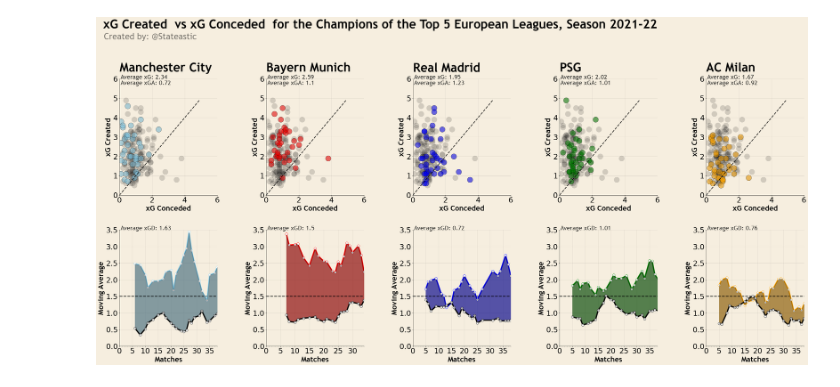
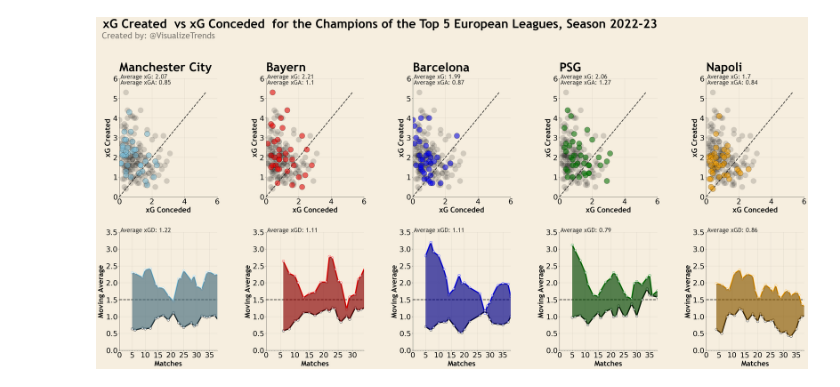
Before and after one commit to probablyvivek/Football, a Jupyter notebook: scatterplots.ipynb, the cells around one changed output. Saved outputs shown, nothing was run; the diff lists cells and outputs as text; code cells hidden in the pictures.

```diff
--- a/scatterplots.ipynb
+++ b/scatterplots.ipynb
@@ -29,7 +27,7 @@ def get_data (url, table_name):
     return df
 # %%
 #Function to get data
-urls = ['https://fbref.com/en/squads/b8fd03ef/Manchester-City-Stats', 'https://fbref.com/en/squads/dc56fe14/Milan-Stats', 'https://fbref.com/en/squads/054efa67/Bayern-Munich-Stats', 'https://fbref.com/en/squads/e2d8892c/Paris-Saint-Germain-Stats', 'https://fbref.com/en/squads/53a2f082/Real-Madrid-Stats']
+urls = ['https://fbref.com/en/squads/b8fd03ef/Manchester-City-Stats', 'https://fbref.com/en/squads/d48ad4ff/Napoli-Stats', 'https://fbref.com/en/squads/054efa67/Bayern-Munich-Stats', 'https://fbref.com/en/squads/e2d8892c/Paris-Saint-Germain-Stats', 'https://fbref.com/en/squads/206d90db/Barcelona-Stats']
 #use for loop to get data from urls
 dfs = []
 for url in urls:
@@ -181,7 +159,7 @@ ax2.scatter(df[df['Team'] == 'Bayern-Munich']['xGA'], df[df['Team'] == 'Bayern-M
 ax2.scatter(xGA_all, xG_all, color='black', alpha=0.15, s=500, edgecolor = 'grey', zorder = 1)
 ax2.annotate('Average xG: ' + str(round(df[df['Team'] == 'Bayern-Munich']['xG'].mean(), 2)), xy=(0.01, 1), xycoords='axes fraction', fontsize=25, fontname='Trebuchet MS', color='black', zorder = 3, alpha=0.8)
 ax2.annotate('Average xGA: ' + str(round(df[df['Team'] == 'Bayern-Munich']['xGA'].mean(), 2)), xy=(0.01, 0.95), xycoords='axes fraction', fontsize=25,  fontname='Trebuchet MS', color='black', zorder = 3, alpha=0.8)
-ax2.set_title('Bayern Munich', fontsize=50, fontweight='bold', fontname='Trebuchet MS', loc='left', y = 1.05)
+ax2.set_title('Bayern', fontsize=50, fontweight='bold', fontname='Trebuchet MS', loc='left', y = 1.05)
 
 ax7.plot(df[df['Team'] == 'Bayern-Munich']['xG'].rolling(window=5).mean(), color='red', linewidth=5, zorder = 2, mfc = 'white', marker = 'o', markersize = 10)
 ax7.plot(df[df['Team'] == 'Bayern-Munich']['xGA'].rolling(window=5).mean(), color='black', linewidth=5, zorder = 2, mfc = 'white', marker = 'o', markersize = 10)
@@ -194,57 +172,57 @@ ax7.annotate('Average xGD: ' + str(round(df[df['Team'] == 'Bayern-Munich']['xGD'
 
 
 #Team 3
-ax3.scatter(df[df['Team'] == 'Real-Madrid']['xGA'], df[df['Team'] == 'Real-Madrid']['xG'], color='blue', alpha=0.5, s=500, edgecolor = 'black', zorder = 2)
+ax3.scatter(df[df['Team'] == 'Barcelona']['xGA'], df[df['Team'] == 'Barcelona']['xG'], color='blue', alpha=0.5, s=500, edgecolor = 'black', zorder = 2)
 ax3.scatter(xGA_all, xG_all, color='black', alpha=0.15, s=500, edgecolor = 'grey', zorder = 1)
-ax3.annotate('Average xG: ' + str(round(df[df['Team'] == 'Real-Madrid']['xG'].mean(), 2)), xy=(0.01, 1), xycoords='axes fraction', fontsize=25, fontname='Trebuchet MS', color='black', zorder = 3, alpha=0.8)
-ax3.annotate('Average xGA: ' + str(round(df[df['Team'] == 'Real-Madrid']['xGA'].mean(), 2)), xy=(0.01, 0.95), xycoords='axes fraction', fontsize=25,  fontname='Trebuchet MS', color='black', zorder = 3, alpha=0.8)
-ax3.set_title('Real Madrid', fontsize=50, fontweight='bold', fontname='Trebuchet MS', loc='left', y = 1.05)
+ax3.annotate('Average xG: ' + str(round(df[df['Team'] == 'Barcelona']['xG'].mean(), 2)), xy=(0.01, 1), xycoords='axes fraction', fontsize=25, fontname='Trebuchet MS', color='black', zorder = 3, alpha=0.8)
+ax3.annotate('Average xGA: ' + str(round(df[df['Team'] == 'Barcelona']['xGA'].mean(), 2)), xy=(0.01, 0.95), xycoords='axes fraction', fontsize=25,  fontname='Trebuchet MS', color='black', zorder = 3, alpha=0.8)
+ax3.set_title('Barcelona', fontsize=50, fontweight='bold', fontname='Trebuchet MS', loc='left', y = 1.05)
 
-ax8.plot(df[df['Team'] == 'Real-Madrid']['xG'].rolling(window=5).mean(), color='blue', linewidth=5, zorder = 2, mfc = 'white', marker = 'o', markersize = 10)
-ax8.plot(df[df['Team'] == 'Real-Madrid']['xGA'].rolling(window=5).mean(), color='black', linewidth=5, zorder = 2, mfc = 'white', marker = 'o', markersize = 10)
-ax8.fill_between(df[df['Team'] == 'Real-Madrid']['xG'].rolling(window=5).mean().index, df[df['Team'] == 'Real-Madrid']['xG'].rolling(window=5).mean(), df[df['Team'] == 'Real-Madrid']['xGA'].rolling(window=5).mean(), color='blue', alpha=0.5, zorder = 2)
-ax8.fill_between(df[df['Team'] == 'Real-Madrid']['xG'].rolling(window=5).mean().index, df[df['Team'] == 'Real-Madrid']['xGA'].rolling(window=5).mean(), df[df['Team'] == 'Real-Madrid']['xG'].rolling(window=5).mean(), color='black', alpha=0.3, zorder = 3)
-ax8.annotate('Average xGD: ' + str(round(df[df['Team'] == 'Real-Madrid']['xGD'].mean(), 2)), xy=(0.01, 1), xycoords='axes fraction', fontsize=25, fontname='Trebuchet MS', color='black', zorder = 3, alpha=0.8)
+ax8.plot(df[df['Team'] == 'Barcelona']['xG'].rolling(window=5).mean(), color='blue', linewidth=5, zorder = 2, mfc = 'white', marker = 'o', markersize = 10)
+ax8.plot(df[df['Team'] == 'Barcelona']['xGA'].rolling(window=5).mean(), color='black', linewidth=5, zorder = 2, mfc = 'white', marker = 'o', markersize = 10)
+ax8.fill_between(df[df['Team'] == 'Barcelona']['xG'].rolling(window=5).mean().index, df[df['Team'] == 'Barcelona']['xG'].rolling(window=5).mean(), df[df['Team'] == 'Barcelona']['xGA'].rolling(window=5).mean(), color='blue', alpha=0.5, zorder = 2)
+ax8.fill_between(df[df['Team'] == 'Barcelona']['xG'].rolling(window=5).mean().index, df[df['Team'] == 'Barcelona']['xGA'].rolling(window=5).mean(), df[df['Team'] == 'Barcelona']['xG'].rolling(window=5).mean(), color='black', alpha=0.3, zorder = 3)
+ax8.annotate('Average xGD: ' + str(round(df[df['Team'] == 'Barcelona']['xGD'].mean(), 2)), xy=(0.01, 1), xycoords='axes fraction', fontsize=25, fontname='Trebuchet MS', color='black', zorder = 3, alpha=0.8)
 
 
 #Team 4
 ax4.scatter(df[df['Team'] == 'Paris-Saint-Germain']['xGA'], df[df['Team'] == 'Paris-Saint-Germain']['xG'], color='green', alpha=0.5, s=500, edgecolor = 'black', zorder = 2)
 ax4.scatter(xGA_all, xG_all, color='black', alpha=0.15, s=500, edgecolor = 'grey', zorder = 1)
 ax4.annotate('Average xG: ' + str(round(df[df['Team'] == 'Paris-Saint-Germain']['xG'].mean(), 2)), xy=(0.01, 1), xycoords='axes fraction', fontsize=25, fontname='Trebuchet MS', color='black', zorder = 3, alpha=0.8)
 ax4.annotate('Average xGA: ' + str(round(df[df['Team'] == 'Paris-Saint-Germain']['xGA'].mean(), 2)), xy=(0.01, 0.95), xycoords='axes fraction', fontsize=25,  fontname='Trebuchet MS', color='black', zorder = 3, alpha=0.8)
 ax4.set_title('PSG', fontsize=50, fontweight='bold', fontname='Trebuchet MS', loc='left', y = 1.05)
 
 ax9.plot(df[df['Team'] == 'Paris-Saint-Germain']['xG'].rolling(window=5).mean(), color='green', linewidth=5, zorder = 2, mfc = 'white', marker = 'o', markersize = 10)
 ax9.plot(df[df['Team'] == 'Paris-Saint-Germain']['xGA'].rolling(window=5).mean(), color='black', linewidth=5, zorder = 2, mfc = 'white', marker = 'o', markersize = 10)
 ax9.fill_between(df[df['Team'] == 'Paris-Saint-Germain']['xG'].rolling(window=5).mean().index, df[df['Team'] == 'Paris-Saint-Germain']['xG'].rolling(window=5).mean(), df[df['Team'] == 'Paris-Saint-Germain']['xGA'].rolling(window=5).mean(), color='green', alpha=0.5, zorder = 2)
 ax9.fill_between(df[df['Team'] == 'Paris-Saint-Germain']['xG'].rolling(window=5).mean().index, df[df['Team'] == 'Paris-Saint-Germain']['xGA'].rolling(window=5).mean(), df[df['Team'] == 'Paris-Saint-Germain']['xG'].rolling(window=5).mean(), color='black', alpha=0.3, zorder = 3)
 ax9.annotate('Average xGD: ' + str(round(df[df['Team'] == 'Paris-Saint-Germain']['xGD'].mean(), 2)), xy=(0.01, 1), xycoords='axes fraction', fontsize=25, fontname='Trebuchet MS', color='black', zorder = 3, alpha=0.8)
 
 
 
 #Team 5
-ax5.scatter(df[df['Team'] == 'Milan']['xGA'], df[df['Team'] == 'Milan']['xG'], color='orange', alpha=0.5, s=500, edgecolor = 'black', zorder = 2)
+ax5.scatter(df[df['Team'] == 'Napoli']['xGA'], df[df['Team'] == 'Napoli']['xG'], color='orange', alpha=0.5, s=500, edgecolor = 'black', zorder = 2)
 ax5.scatter(xGA_all, xG_all, color='black', alpha=0.15, s=500, edgecolor = 'grey', zorder = 1)
-ax5.annotate('Average xG: ' + str(round(df[df['Team'] == 'Milan']['xG'].mean(), 2)), xy=(0.01, 1), xycoords='axes fraction', fontsize=25, fontname='Trebuchet MS', color='black', zorder = 3, alpha=0.8)
-ax5.annotate('Average xGA: ' + str(round(df[df['Team'] == 'Milan']['xGA'].mean(), 2)), xy=(0.01, 0.95), xycoords='axes fraction', fontsize=25,  fontname='Trebuchet MS', color='black', zorder = 3, alpha=0.8)
-ax5.set_title('AC Milan', fontsize=50, fontweight='bold', fontname='Trebuchet MS', loc='left', y = 1.05)
+ax5.annotate('Average xG: ' + str(round(df[df['Team'] == 'Napoli']['xG'].mean(), 2)), xy=(0.01, 1), xycoords='axes fraction', fontsize=25, fontname='Trebuchet MS', color='black', zorder = 3, alpha=0.8)
+ax5.annotate('Average xGA: ' + str(round(df[df['Team'] == 'Napoli']['xGA'].mean(), 2)), xy=(0.01, 0.95), xycoords='axes fraction', fontsize=25,  fontname='Trebuchet MS', color='black', zorder = 3, alpha=0.8)
+ax5.set_title('Napoli', fontsize=50, fontweight='bold', fontname='Trebuchet MS', loc='left', y = 1.05)
 
-ax10.plot(df[df['Team'] == 'Milan']['xG'].rolling(window=5).mean(), color='orange', linewidth=5, zorder = 2, mfc = 'white', marker = 'o', markersize = 10)
-ax10.plot(df[df['Team'] == 'Milan']['xGA'].rolling(window=5).mean(), color='black', linewidth=5, zorder = 2, mfc = 'white', marker = 'o', markersize = 10)
-ax10.fill_between(df[df['Team'] == 'Milan']['xG'].rolling(window=5).mean().index, df[df['Team'] == 'Milan']['xG'].rolling(window=5).mean(), df[df['Team'] == 'Milan']['xGA'].rolling(window=5).mean(), color='orange', alpha=0.5, zorder = 2)
-ax10.fill_between(df[df['Team'] == 'Milan']['xG'].rolling(window=5).mean().index, df[df['Team'] == 'Milan']['xGA'].rolling(window=5).mean(), df[df['Team'] == 'Milan']['xG'].rolling(window=5).mean(), color='black', alpha=0.3, zorder = 3)
-ax10.annotate('Average xGD: ' + str(round(df[df['Team'] == 'Milan']['xGD'].mean(), 2)), xy=(0.01, 1), xycoords='axes fraction', fontsize=25, fontname='Trebuchet MS', color='black', zorder = 3, alpha=0.8)
+ax10.plot(df[df['Team'] == 'Napoli']['xG'].rolling(window=5).mean(), color='orange', linewidth=5, zorder = 2, mfc = 'white', marker = 'o', markersize = 10)
+ax10.plot(df[df['Team'] == 'Napoli']['xGA'].rolling(window=5).mean(), color='black', linewidth=5, zorder = 2, mfc = 'white', marker = 'o', markersize = 10)
+ax10.fill_between(df[df['Team'] == 'Napoli']['xG'].rolling(window=5).mean().index, df[df['Team'] == 'Napoli']['xG'].rolling(window=5).mean(), df[df['Team'] == 'Napoli']['xGA'].rolling(window=5).mean(), color='orange', alpha=0.5, zorder = 2)
+ax10.fill_between(df[df['Team'] == 'Napoli']['xG'].rolling(window=5).mean().index, df[df['Team'] == 'Napoli']['xGA'].rolling(window=5).mean(), df[df['Team'] == 'Napoli']['xG'].rolling(window=5).mean(), color='black', alpha=0.3, zorder = 3)
+ax10.annotate('Average xGD: ' + str(round(df[df['Team'] == 'Napoli']['xGD'].mean(), 2)), xy=(0.01, 1), xycoords='axes fraction', fontsize=25, fontname='Trebuchet MS', color='black', zorder = 3, alpha=0.8)
 
 
 
 
 #plot title
-plt.suptitle('xG Created  vs xG Conceded  for the Champions of the Top 5 European Leagues, Season 2021-22', fontsize=50, fontweight='bold', fontname='Trebuchet MS', y = 1.05, x = 0.42)
+plt.suptitle('xG Created  vs xG Conceded  for the Champions of the Top 5 European Leagues, Season 2022-23', fontsize=50, fontweight='bold', fontname='Trebuchet MS', y = 1.05, x = 0.42)
 
 #subplot title
-plt.text(0.315, 1.36, 'Created by: @Stateastic', fontsize=35, fontname='Trebuchet MS', horizontalalignment='center', verticalalignment='center', transform=ax1.transAxes, color='black', alpha=0.5)
+plt.text(0.40, 1.36, 'Created by: @VisualizeTrends', fontsize=35, fontname='Trebuchet MS', horizontalalignment='center', verticalalignment='center', transform=ax1.transAxes, color='black', alpha=0.5)
 
 #save figure
-fig.savefig('European Leagues1.png', dpi=600, bbox_inches='tight', facecolor=facecolor)
+fig.savefig('European Leagues2022-23.png', dpi=200, bbox_inches='tight', facecolor=facecolor)
 # %% [output]
-[figure, old version]
+[figure, new version]
```
Also changed, not shown: parts of 2 cells of this notebook, 4 other files.
